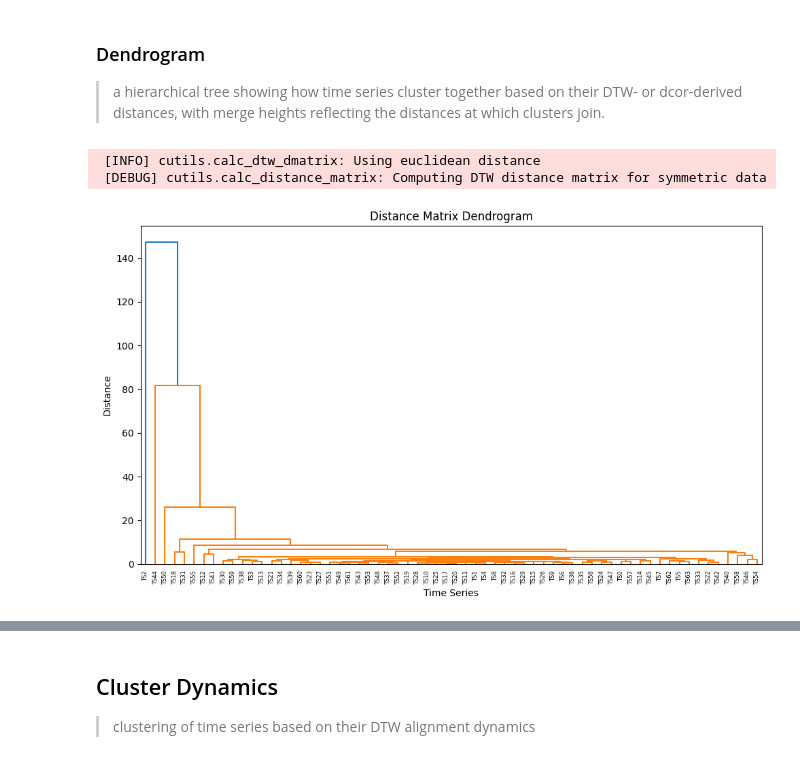
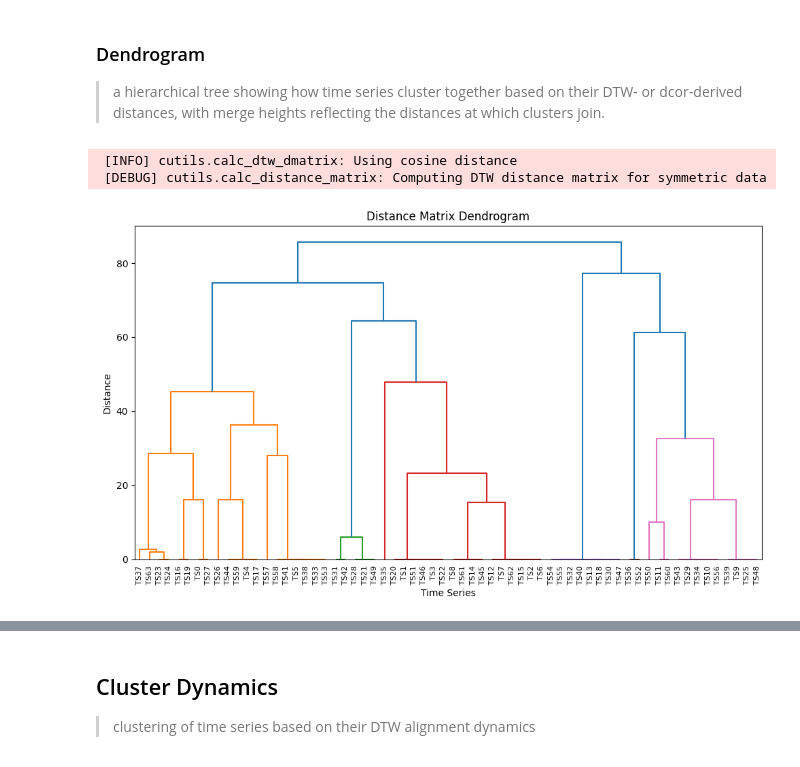
Before and after one commit to rdned/nbdev_fhemb, a Jupyter notebook: nbs/clustering_ex.ipynb, the cells around one changed output, grey strips where cells are left out. Drawn from its saved outputs; the diff is of its cells as text; code cells hidden in the pictures.

```diff
--- a/nbs/clustering_ex.ipynb
+++ b/nbs/clustering_ex.ipynb
@@ -111,13 +120,14 @@ plot_clustered_dm_heatmap(
 # %%
 #| eval: false
 
 plot_dm_dendrogram(
-    Xdm,
-    alignment_type='fastdtw',
-    gamma=10,
-    n_jobs=8
+    Xdm,                        # data matrix (n_timeseries, n_dataframes)
+    alignment_type='fastdtw',   # Type of alignment method to use for distance computation. Options: 'dcor', 'fastdtw'(euclidean), 'tslearn_dtw'(euclidean), 'soft_dtw'(sqeuclidean), 'soft_dtw_div'
+    dist=cosine,                # distance metric function to use for DTW alignment. Only applies when alignment_type='fastdtw'.
+    radius=10,                  # refinement window size for FastDTW algorithm. Only applies when alignment_type='fastdtw'.
+    n_jobs=8                    # number of parallel jobs to use for distance computation
 )
 # %% [output]
- [INFO] cutils.calc_dtw_dmatrix: Using euclidean distance
+ [INFO] cutils.calc_dtw_dmatrix: Using cosine distance
  [DEBUG] cutils.calc_distance_matrix: Computing DTW distance matrix for symmetric data
-[figure, old version]
+[figure, new version]
```
Also changed, not shown: parts of 18 cells of this notebook, 4 other files.
